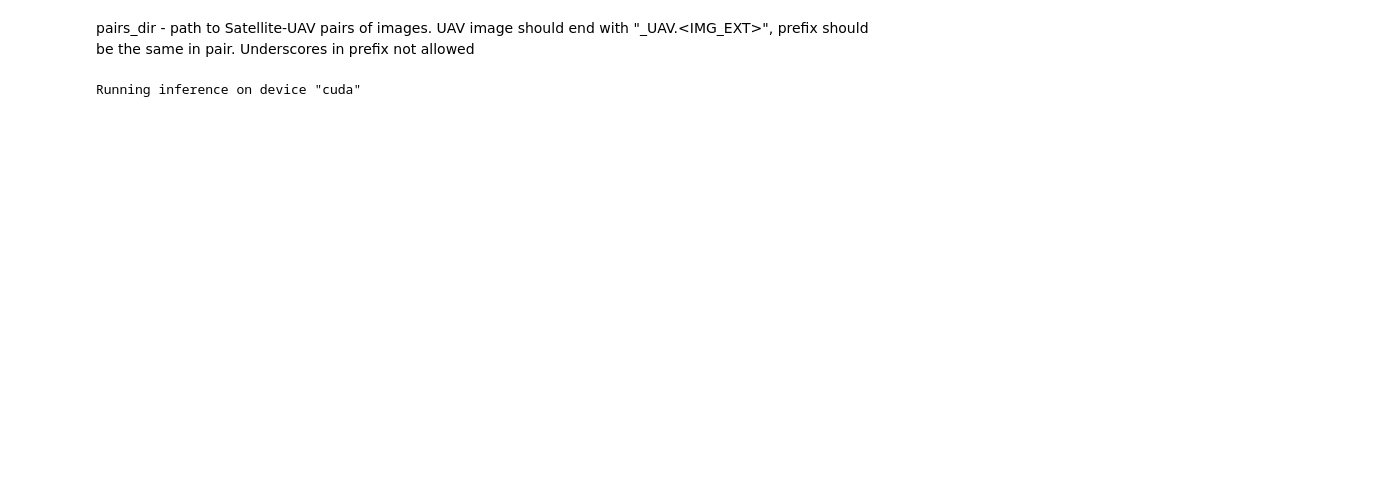
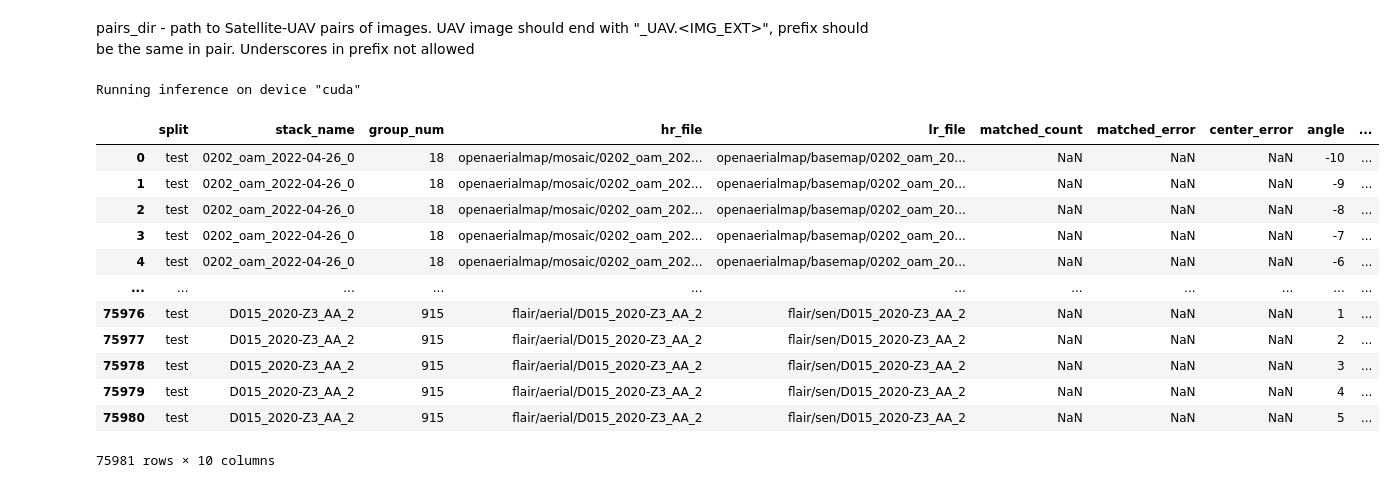
Before and after one commit to QuantuMobileSoftware/pytorch-superpoint, a Jupyter notebook: eval/metrics.ipynb, the cells around one changed output. Cells and saved outputs as stored; diff of their text form; code cells hidden in the pictures; blank space fills up the shorter version.

```diff
--- a/eval/metrics.ipynb
+++ b/eval/metrics.ipynb
@@ -143,3 +156,19 @@ res = pd.DataFrame(results)
+# %%
+res
+# %% [output]
+|  | split | stack_name | group_num | hr_file | lr_file | matched_count | matched_error | center_error | angle | ... |
+| 0 | test | 0202_oam_2022-04-26_0 | 18 | openaerialmap/mosaic/0202_oam_202... | openaerialmap/basemap/0202_oam_20... | NaN | NaN | NaN | -10 | ... |
+| 1 | test | 0202_oam_2022-04-26_0 | 18 | openaerialmap/mosaic/0202_oam_202... | openaerialmap/basemap/0202_oam_20... | NaN | NaN | NaN | -9 | ... |
+| 2 | test | 0202_oam_2022-04-26_0 | 18 | openaerialmap/mosaic/0202_oam_202... | openaerialmap/basemap/0202_oam_20... | NaN | NaN | NaN | -8 | ... |
+| 3 | test | 0202_oam_2022-04-26_0 | 18 | openaerialmap/mosaic/0202_oam_202... | openaerialmap/basemap/0202_oam_20... | NaN | NaN | NaN | -7 | ... |
+| 4 | test | 0202_oam_2022-04-26_0 | 18 | openaerialmap/mosaic/0202_oam_202... | openaerialmap/basemap/0202_oam_20... | NaN | NaN | NaN | -6 | ... |
+| ... | ... | ... | ... | ... | ... | ... | ... | ... | ... | ... |
+| 75976 | test | D015_2020-Z3_AA_2 | 915 | flair/aerial/D015_2020-Z3_AA_2 | flair/sen/D015_2020-Z3_AA_2 | NaN | NaN | NaN | 1 | ... |
+| 75977 | test | D015_2020-Z3_AA_2 | 915 | flair/aerial/D015_2020-Z3_AA_2 | flair/sen/D015_2020-Z3_AA_2 | NaN | NaN | NaN | 2 | ... |
+| 75978 | test | D015_2020-Z3_AA_2 | 915 | flair/aerial/D015_2020-Z3_AA_2 | flair/sen/D015_2020-Z3_AA_2 | NaN | NaN | NaN | 3 | ... |
+| 75979 | test | D015_2020-Z3_AA_2 | 915 | flair/aerial/D015_2020-Z3_AA_2 | flair/sen/D015_2020-Z3_AA_2 | NaN | NaN | NaN | 4 | ... |
+| 75980 | test | D015_2020-Z3_AA_2 | 915 | flair/aerial/D015_2020-Z3_AA_2 | flair/sen/D015_2020-Z3_AA_2 | NaN | NaN | NaN | 5 | ... |
+75981 rows × 10 columns
 # %%
 fig, axs = plt.subplots(1, 2, figsize=(10,5))
 simple_results = res.query("angle == 0").drop(columns="axis").drop_duplicates()
```
Also changed, not shown: parts of 7 cells of this notebook, 4 other files.
